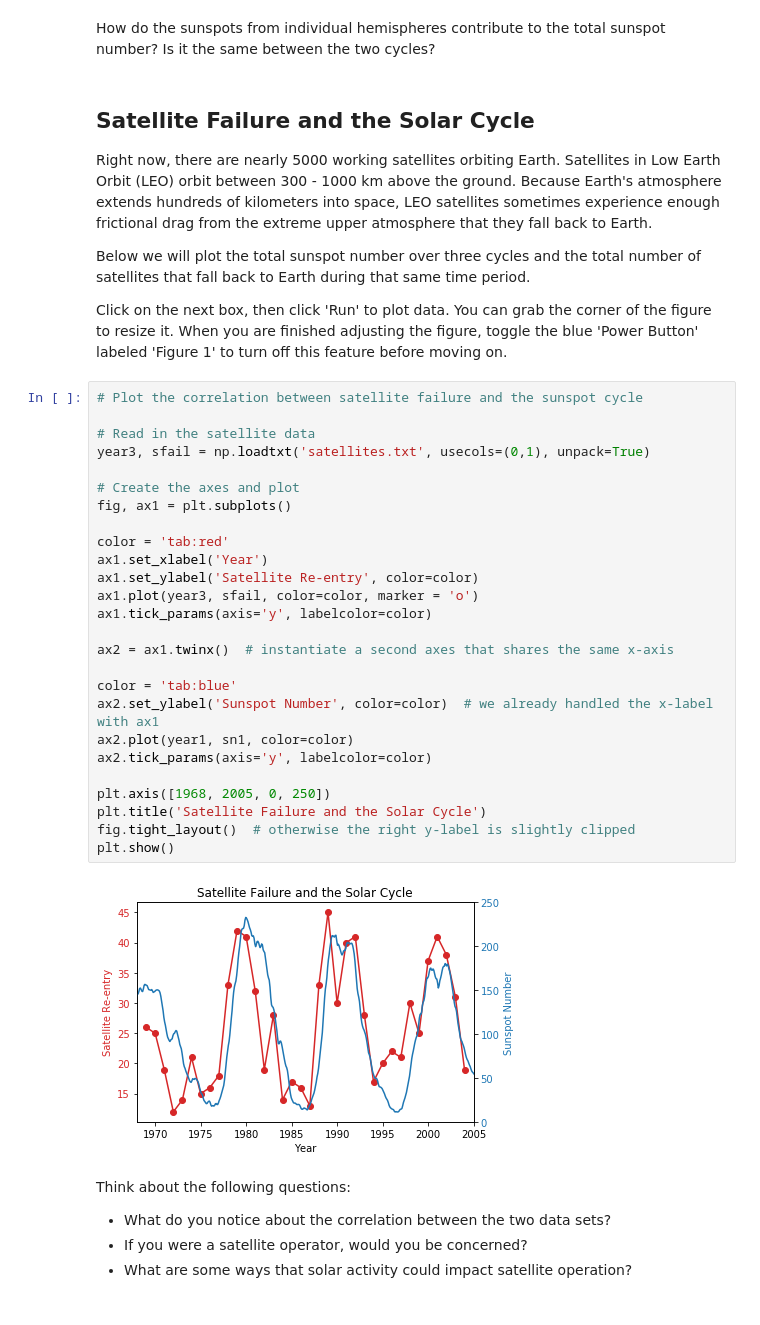
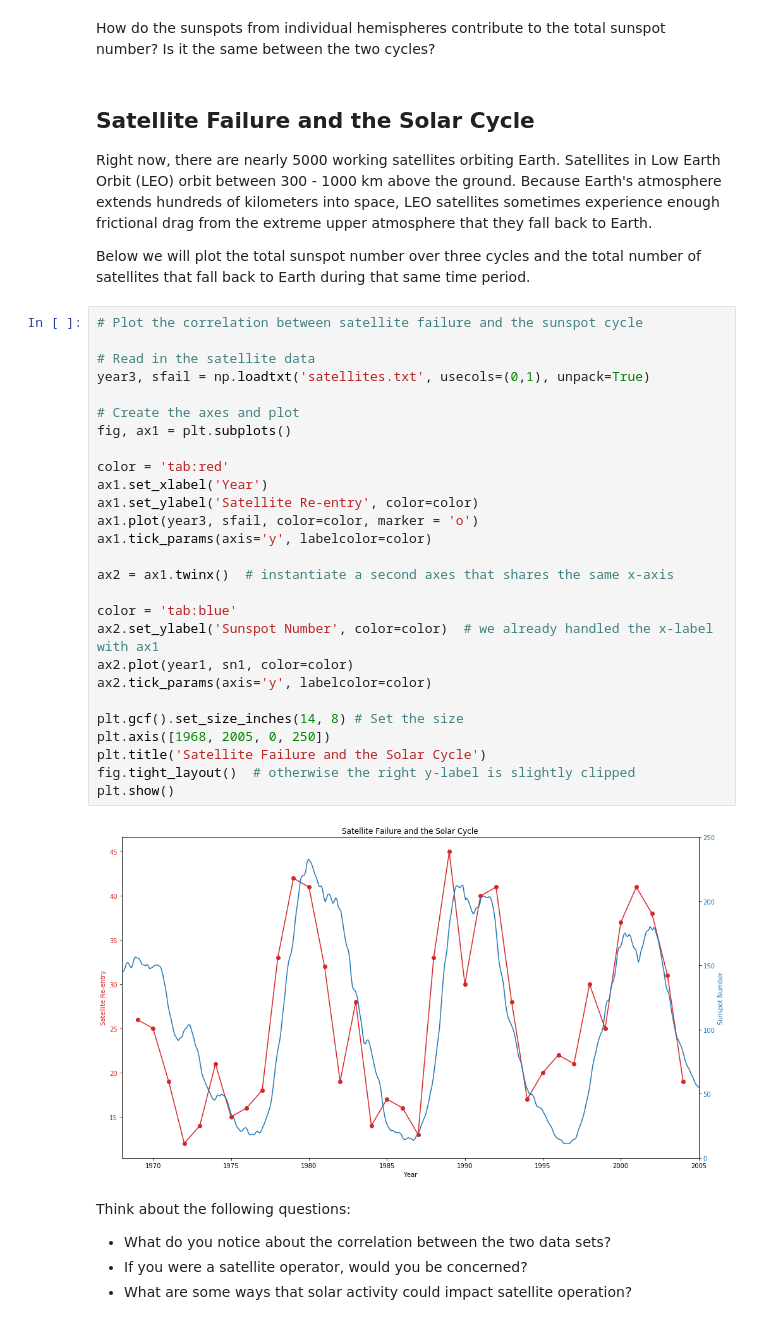
Before and after one commit to chihway/astr133, a Jupyter notebook: Week5/solar_cycle_discovery.ipynb, the cells around one changed output. Drawn from its saved outputs; the diff is of its cells as text.

```diff
--- a/Week5/solar_cycle_discovery.ipynb
+++ b/Week5/solar_cycle_discovery.ipynb
@@ -99,36 +97,35 @@ How do the sunspots from individual hemispheres contribute to the total sunspot
 Right now, there are nearly 5000 working satellites orbiting Earth. Satellites in Low Earth Orbit (LEO) orbit between 300 - 1000 km above the ground. Because Earth's atmosphere extends hundreds of kilometers into space, LEO satellites sometimes experience enough frictional drag from the extreme upper atmosphere that they fall back to Earth.
 
 Below we will plot the total sunspot number over three cycles and the total number of satellites that fall back to Earth during that same time period.
-
-Click on the next box, then click 'Run' to plot data. You can grab the corner of the figure to resize it. When you are finished adjusting the figure, toggle the blue 'Power Button' labeled 'Figure 1' to turn off this feature before moving on.
 # %%
 # Plot the correlation between satellite failure and the sunspot cycle
 
 # Read in the satellite data
 year3, sfail = np.loadtxt('satellites.txt', usecols=(0,1), unpack=True)
 
 # Create the axes and plot
 fig, ax1 = plt.subplots()
 
 color = 'tab:red'
 ax1.set_xlabel('Year')
 ax1.set_ylabel('Satellite Re-entry', color=color)
 ax1.plot(year3, sfail, color=color, marker = 'o')
 ax1.tick_params(axis='y', labelcolor=color)
 
 ax2 = ax1.twinx()  # instantiate a second axes that shares the same x-axis
 
 color = 'tab:blue'
 ax2.set_ylabel('Sunspot Number', color=color)  # we already handled the x-label with ax1
 ax2.plot(year1, sn1, color=color)
 ax2.tick_params(axis='y', labelcolor=color)
 
+plt.gcf().set_size_inches(14, 8) # Set the size
 plt.axis([1968, 2005, 0, 250])
 plt.title('Satellite Failure and the Solar Cycle')
 fig.tight_layout()  # otherwise the right y-label is slightly clipped
 plt.show()
 # %% [output]
-[figure, old version]
+[figure, new version]
 # %% [markdown]
 Think about the following questions:
 * What do you notice about the correlation between the two data sets?
```
Also changed, not shown: parts of 7 cells of this notebook.
